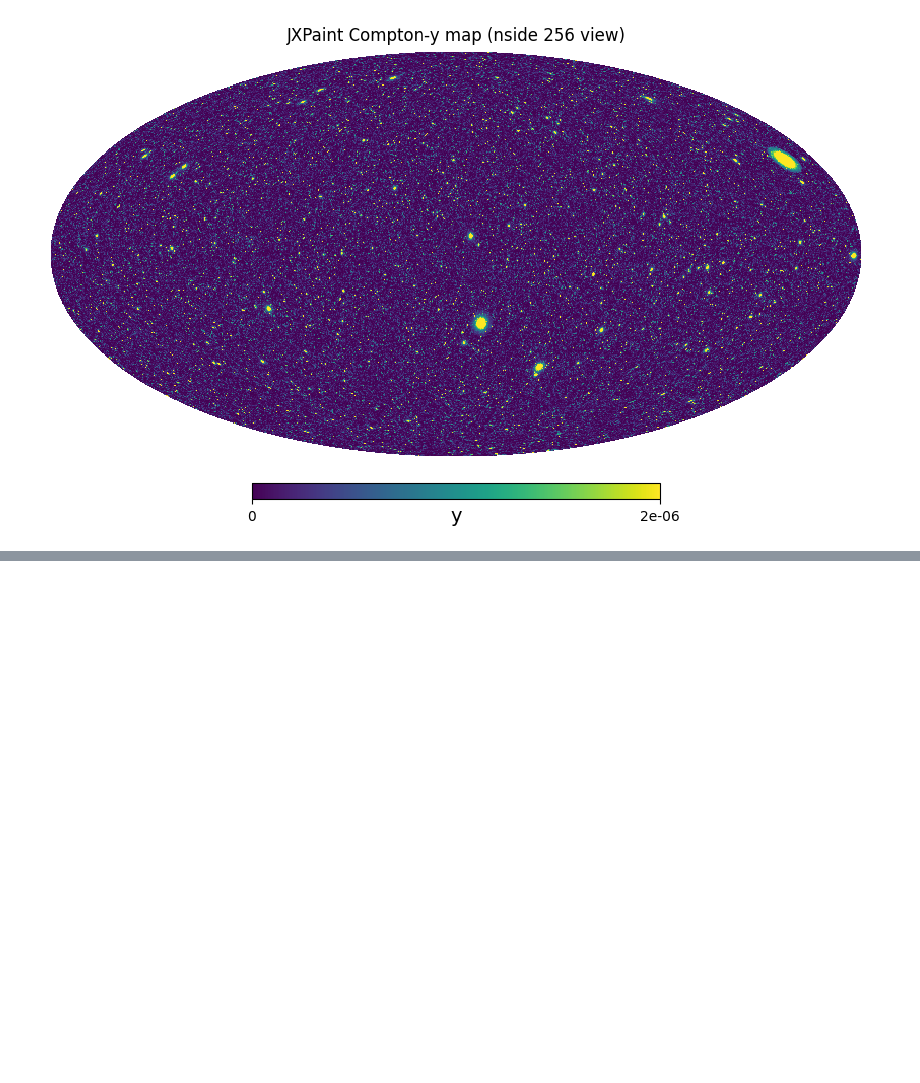
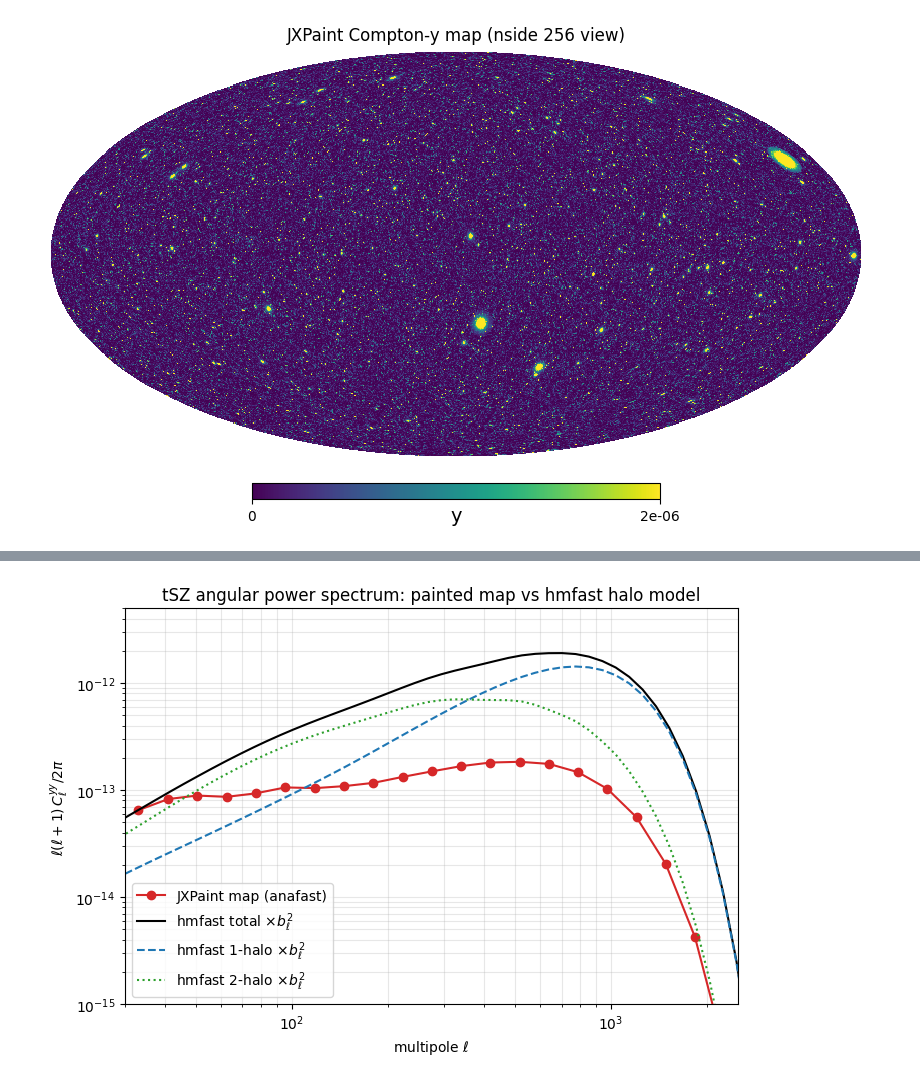
Before and after one commit to licongxu/JXPaint, a Jupyter notebook: tutorials/01_quickstart.ipynb, the cells around one changed output, grey strips where cells are left out. Saved outputs shown, nothing was run; the diff lists cells and outputs as text; code cells hidden in the pictures; blank space fills up the shorter version.

```diff
--- a/tutorials/01_quickstart.ipynb
+++ b/tutorials/01_quickstart.ipynb
@@ -120,0 +128,29 @@ pressure profile physics.
+# %%
+lmax = 2500
+cl = hp.anafast(m, lmax=lmax)
+ell = np.arange(lmax + 1)
+beam_fwhm = np.radians(10/60.0)
+
+# bin the (noisy) map spectrum in log-ell
+edges = np.unique(np.logspace(np.log10(30), np.log10(lmax), 22).astype(int))
+lb = 0.5*(edges[1:] + edges[:-1])
+clb = np.array([cl[edges[i]:edges[i+1]].mean() for i in range(len(edges)-1)])
+
+# hmfast theory, beam-convolved
+th = np.load("../reference/hmfast/cl_yy_hmfast.npz")
+lt = th["ell"]
+blt = hp.gauss_beam(beam_fwhm, lmax=int(lt.max()))[lt]
+Dl = lambda L, c: L*(L+1)*c/(2*np.pi)
+
+plt.figure(figsize=(7.2, 5))
+plt.loglog(lb, Dl(lb, clb), "o-", color="C3", label="JXPaint map (anafast)")
+plt.loglog(lt, Dl(lt, th["cl_tot"]*blt**2), "k-",  label=r"hmfast total $\times b_\ell^2$")
+plt.loglog(lt, Dl(lt, th["cl_1h"]*blt**2), "--", color="C0", label=r"hmfast 1-halo $\times b_\ell^2$")
+plt.loglog(lt, Dl(lt, th["cl_2h"]*blt**2), ":",  color="C2", label=r"hmfast 2-halo $\times b_\ell^2$")
+plt.xlabel(r"multipole $\ell$")
+plt.ylabel(r"$\ell(\ell+1)\,C_\ell^{yy}/2\pi$")
+plt.title("tSZ angular power spectrum: painted map vs hmfast halo model")
+plt.xlim(30, lmax); plt.ylim(1e-15, 5e-12)
+plt.legend(); plt.grid(alpha=.3, which="both"); plt.tight_layout(); plt.show()
+# %% [output]
+[figure, added]
```
Also changed, not shown: parts of 5 cells of this notebook, 4 other files.
